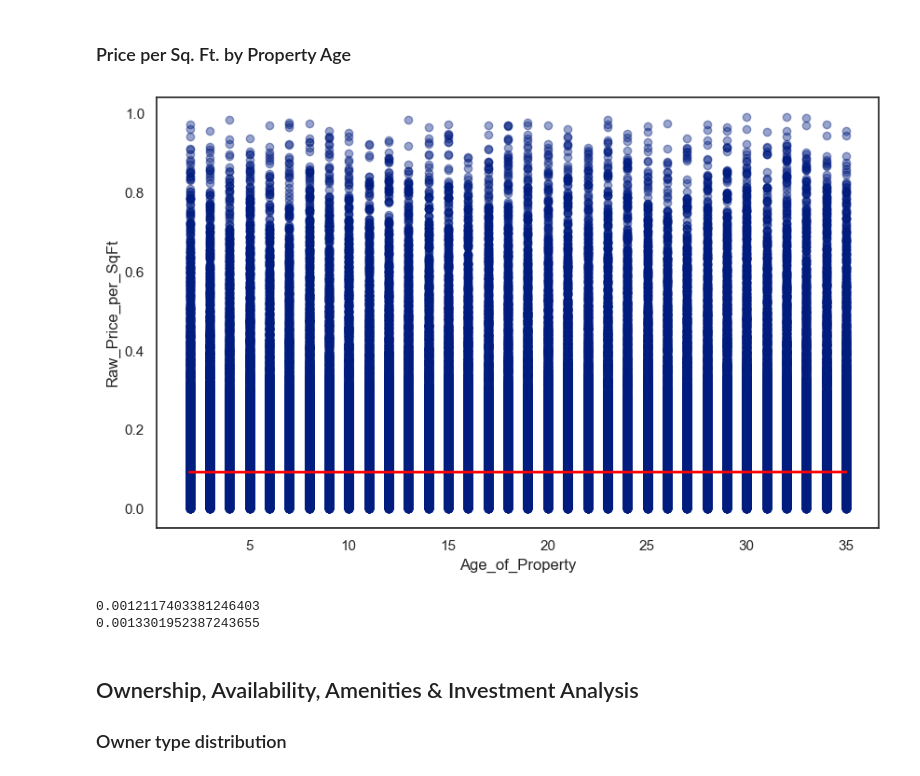
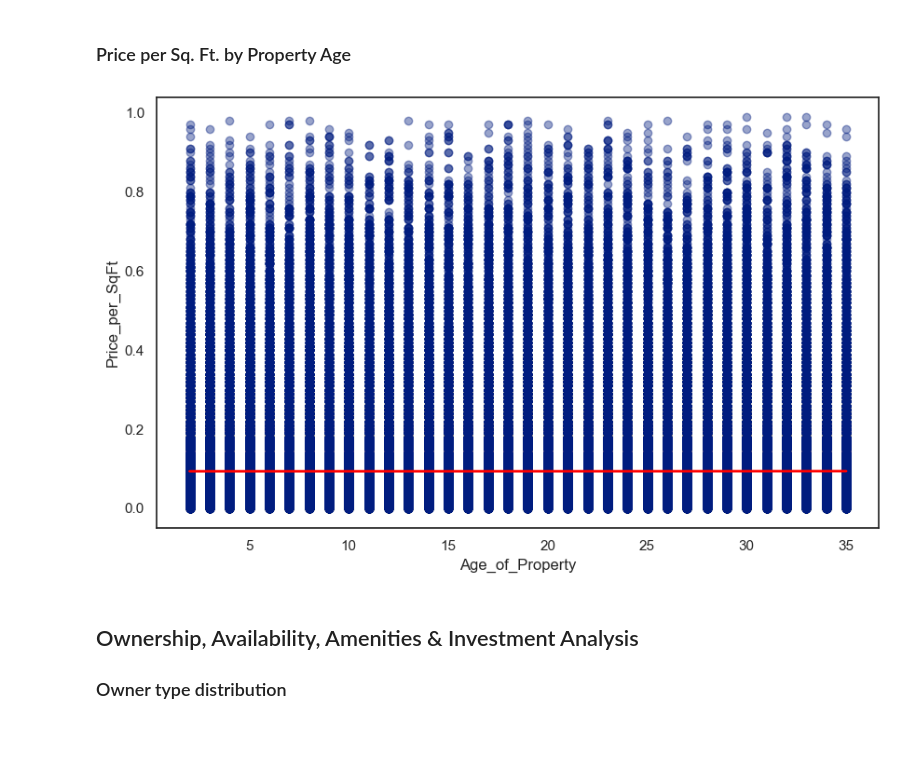
Before and after one commit to kiran86/realestate-advisor, a Jupyter notebook: notebooks/eda.ipynb, the cells around one changed output. Saved outputs shown, nothing was run; the diff lists cells and outputs as text; code cells hidden in the pictures; blank space fills up the shorter version.

```diff
--- a/notebooks/eda.ipynb
+++ b/notebooks/eda.ipynb
@@ -96,8 +96,6 @@ dtype: int64
 # %% [markdown]
 ### Observations
 The dataset contains 21 variables with a ID column for each observation and 2,50,000 total observations. The best part is the data is clean. There is no blank or null values and values are formatted also, hence we can leave aside the cleaning part.
-# %%
-df["Raw_Price_per_SqFt"] = df["Price_in_Lakhs"].div(df["Size_in_SqFt"])
 # %% [markdown]
 ## Univariate Analysis
 ### Price distribution
@@ -357,19 +361,17 @@ plt.show()
 # %%
 plt.figure(figsize=(10,6))
 sns.regplot(
     data=df,
     x="Age_of_Property",
-    y="Raw_Price_per_SqFt",
+    y="Price_per_SqFt",
     lowess=True,
     scatter_kws={'alpha':0.4},
     line_kws={'color':'red', 'lw':2}
 )
 
 plt.show()
 # %% [output]
-[figure, old version]
+[figure, new version]
-0.0012117403381246403
-0.0013301952387243655
 # %% [markdown]
 ## Ownership, Availability, Amenities & Investment Analysis
 ### Owner type distribution
```
Also changed, not shown: parts of 3 cells of this notebook.
